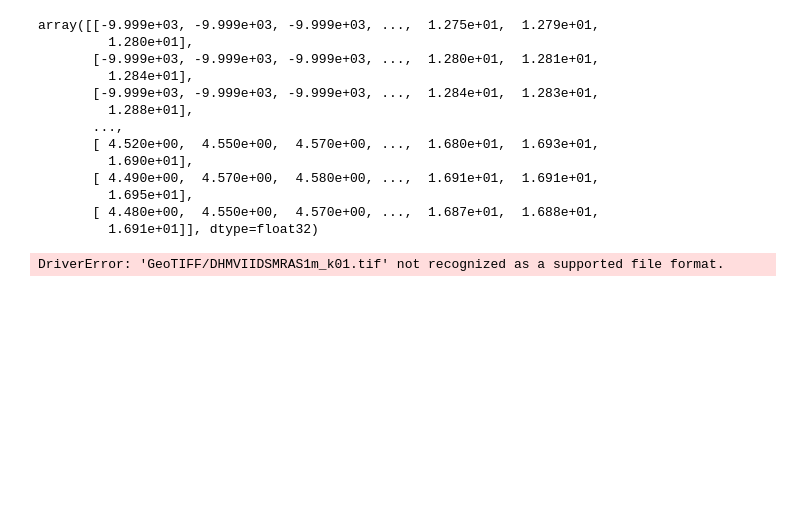
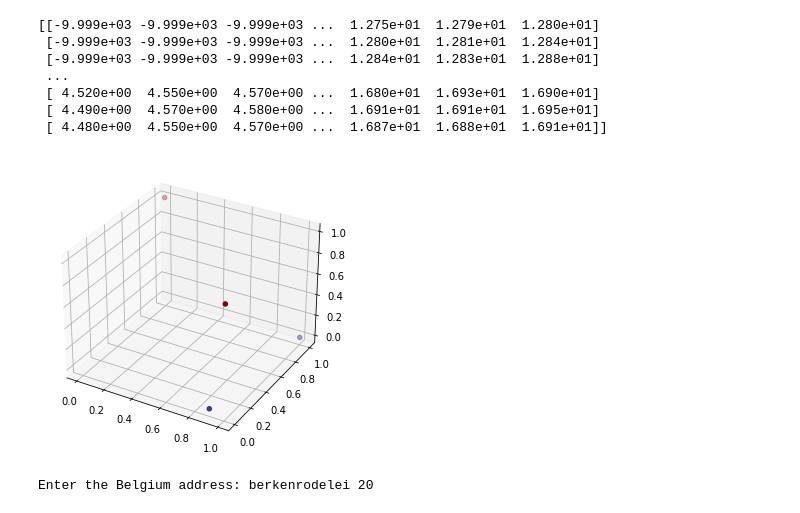
Before and after one commit to UjjwalKandel2000/3D_Houses, a Jupyter notebook: 3D_house_plot.ipynb, the cells around one changed output. Saved outputs shown, nothing was run; the diff lists cells and outputs as text; code cells hidden in the pictures; blank space fills up the shorter version.

```diff
--- a/3D_house_plot.ipynb
+++ b/3D_house_plot.ipynb
@@ -7,24 +17,29 @@ import os
 # %%
 from osgeo import gdal
 import numpy as np
-ds = gdal.Open("GeoTIFF/DHMVIIDSMRAS1m_k01.tif")
-channel = np.array(ds.GetRasterBand(1).ReadAsArray())
-channel
+dem = gdal.Open("GeoTIFF/DHMVIIDSMRAS1m_k01.tif")
+gt  = dem.GetGeoTransform()
+channel = np.array(dem.GetRasterBand(1).ReadAsArray())
+print(channel)
 # %% [output]
-array([[-9.999e+03, -9.999e+03, -9.999e+03, ...,  1.275e+01,  1.279e+01,
-         1.280e+01],
-       [-9.999e+03, -9.999e+03, -9.999e+03, ...,  1.280e+01,  1.281e+01,
-         1.284e+01],
-       [-9.999e+03, -9.999e+03, -9.999e+03, ...,  1.284e+01,  1.283e+01,
-         1.288e+01],
-       ...,
-       [ 4.520e+00,  4.550e+00,  4.570e+00, ...,  1.680e+01,  1.693e+01,
-         1.690e+01],
-       [ 4.490e+00,  4.570e+00,  4.580e+00, ...,  1.691e+01,  1.691e+01,
-         1.695e+01],
-       [ 4.480e+00,  4.550e+00,  4.570e+00, ...,  1.687e+01,  1.688e+01,
-         1.691e+01]], dtype=float32)
+[[-9.999e+03 -9.999e+03 -9.999e+03 ...  1.275e+01  1.279e+01  1.280e+01]
+ [-9.999e+03 -9.999e+03 -9.999e+03 ...  1.280e+01  1.281e+01  1.284e+01]
+ [-9.999e+03 -9.999e+03 -9.999e+03 ...  1.284e+01  1.283e+01  1.288e+01]
+ ...
+ [ 4.520e+00  4.550e+00  4.570e+00 ...  1.680e+01  1.693e+01  1.690e+01]
+ [ 4.490e+00  4.570e+00  4.580e+00 ...  1.691e+01  1.691e+01  1.695e+01]
+ [ 4.480e+00  4.550e+00  4.570e+00 ...  1.687e+01  1.688e+01  1.691e+01]]
-# %%
-gp.read_file("GeoTIFF/DHMVIIDSMRAS1m_k01.tif")
-# %% [output]
-DriverError: 'GeoTIFF/DHMVIIDSMRAS1m_k01.tif' not recognized as a supported file format.
+# %%
+from mpl_toolkits.mplot3d.axes3d import *
+import matplotlib.pyplot as plt
+from matplotlib import cm
+fig = plt.figure()
+ax = Axes3D(fig)
+ax.scatter3D(x,y,z,c=z,cmap=plt.cm.jet)
+plt.show()
+# %% [output]
+[figure, added]
+# %%
+address = input("Enter the Belgium address: ")
+# %% [output]
+Enter the Belgium address: berkenrodelei 20
```
Also changed, not shown: parts of 9 cells of this notebook.
